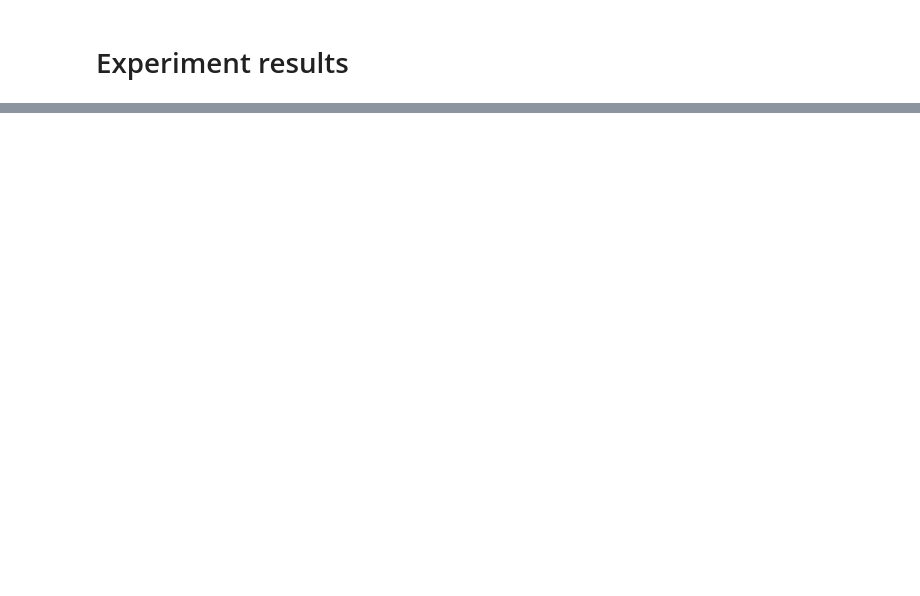
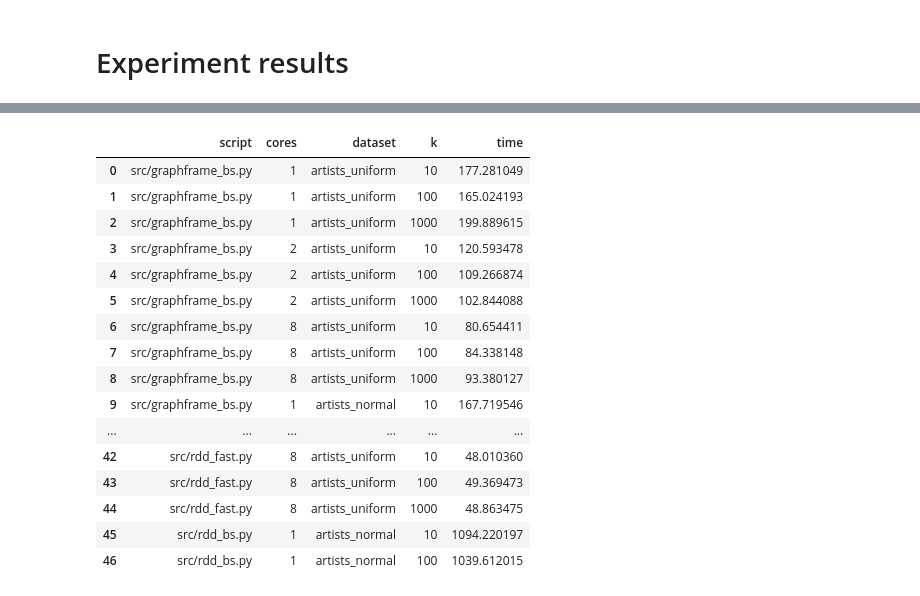
Before and after one commit to papaemman/Mining-of-Massive-Datasets-AUTh, a Jupyter notebook: notebooks/EDA_graph_data.ipynb, the cells around one changed output, grey strips where cells are left out. Drawn from its saved outputs; the diff is of its cells as text; code cells hidden in the pictures; blank space fills up the shorter version.

```diff
--- a/notebooks/EDA_graph_data.ipynb
+++ b/notebooks/EDA_graph_data.ipynb
@@ -190,0 +215,20 @@ experiments_df.head()
+# %%
+experiments_df
+# %% [output]
+|  | script | cores | dataset | k | time |
+| 0 | src/graphframe_bs.py | 1 | artists_uniform | 10 | 177.281049 |
+| 1 | src/graphframe_bs.py | 1 | artists_uniform | 100 | 165.024193 |
+| 2 | src/graphframe_bs.py | 1 | artists_uniform | 1000 | 199.889615 |
+| 3 | src/graphframe_bs.py | 2 | artists_uniform | 10 | 120.593478 |
+| 4 | src/graphframe_bs.py | 2 | artists_uniform | 100 | 109.266874 |
+| 5 | src/graphframe_bs.py | 2 | artists_uniform | 1000 | 102.844088 |
+| 6 | src/graphframe_bs.py | 8 | artists_uniform | 10 | 80.654411 |
+| 7 | src/graphframe_bs.py | 8 | artists_uniform | 100 | 84.338148 |
+| 8 | src/graphframe_bs.py | 8 | artists_uniform | 1000 | 93.380127 |
+| 9 | src/graphframe_bs.py | 1 | artists_normal | 10 | 167.719546 |
+| ... | ... | ... | ... | ... | ... |
+| 42 | src/rdd_fast.py | 8 | artists_uniform | 10 | 48.010360 |
+| 43 | src/rdd_fast.py | 8 | artists_uniform | 100 | 49.369473 |
+| 44 | src/rdd_fast.py | 8 | artists_uniform | 1000 | 48.863475 |
+| 45 | src/rdd_bs.py | 1 | artists_normal | 10 | 1094.220197 |
+| 46 | src/rdd_bs.py | 1 | artists_normal | 100 | 1039.612015 |
```
Also changed, not shown: parts of 11 cells of this notebook, 6 other files.
